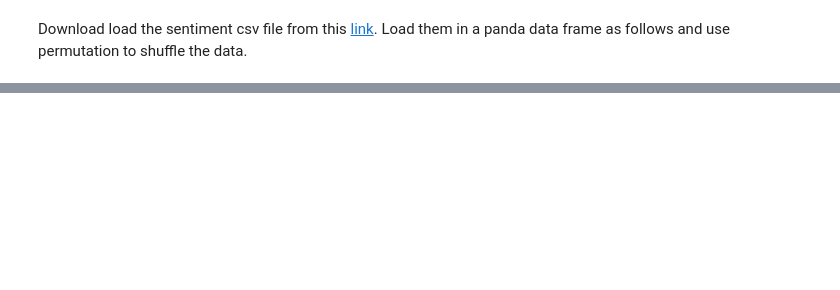
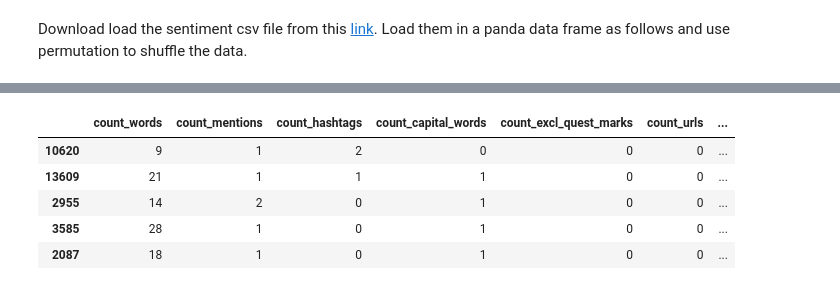
Before and after one commit to msedalatzadeh/NLP-for-Stocks, a Jupyter notebook: Jupyter-notebooks/Twitter-Sentiment.ipynb, the cells around one changed output, grey strips where cells are left out. Cells and saved outputs as stored; diff of their text form; code cells hidden in the pictures; blank space fills up the shorter version.

```diff
--- a/Jupyter-notebooks/Twitter-Sentiment.ipynb
+++ b/Jupyter-notebooks/Twitter-Sentiment.ipynb
@@ -46,0 +72,44 @@ Download load the sentiment csv file from this [link](https://www.kaggle.com/cro
+# %%
+class TextCounts(BaseEstimator, TransformerMixin):
+
+    def count_regex(self, pattern, tweet):
+        return len(re.findall(pattern, tweet))
+
+    def fit(self, X, y=None, **fit_params):
+        # fit method is used when specific operations need to be done on the train data, but not on the test data
+        return self
+
+    def transform(self, X, **transform_params):
+        count_words = X.apply(lambda x: self.count_regex(r'\w+', x))
+        count_mentions = X.apply(lambda x: self.count_regex(r'@\w+', x))
+        count_hashtags = X.apply(lambda x: self.count_regex(r'#\w+', x))
+        count_capital_words = X.apply(lambda x: self.count_regex(r'\b[A-Z]{2,}\b', x))
+        count_excl_quest_marks = X.apply(lambda x: self.count_regex(r'!|\?', x))
+        count_urls = X.apply(lambda x: self.count_regex(r'http.?://[^\s]+[\s]?', x))
+        # We will replace the emoji symbols with a description, which makes using a regex for counting easier
+        # Moreover, it will result in having more words in the tweet
+        count_emojis = X.apply(lambda x: emoji.demojize(x)).apply(lambda x: self.count_regex(r':[a-z_&]+:', x))
+
+        df = pd.DataFrame({'count_words': count_words
+                           , 'count_mentions': count_mentions
+                           , 'count_hashtags': count_hashtags
+                           , 'count_capital_words': count_capital_words
+                           , 'count_excl_quest_marks': count_excl_quest_marks
+                           , 'count_urls': count_urls
+                           , 'count_emojis': count_emojis
+                          })
+
+        return df
+# %%
+tc = TextCounts()
+df_eda = tc.fit_transform(df.text)
+# Add airline_sentiment to df_eda
+df_eda['airline_sentiment'] = df.airline_sentiment
+df_eda.head()
+# %% [output]
+|  | count_words | count_mentions | count_hashtags | count_capital_words | count_excl_quest_marks | count_urls | ... |
+| 10620 | 9 | 1 | 2 | 0 | 0 | 0 | ... |
+| 13609 | 21 | 1 | 1 | 1 | 0 | 0 | ... |
+| 2955 | 14 | 2 | 0 | 1 | 0 | 0 | ... |
+| 3585 | 28 | 1 | 0 | 1 | 0 | 0 | ... |
+| 2087 | 18 | 1 | 0 | 1 | 0 | 0 | ... |
```
Also changed, not shown: parts of 18 cells of this notebook, 1 other file.
